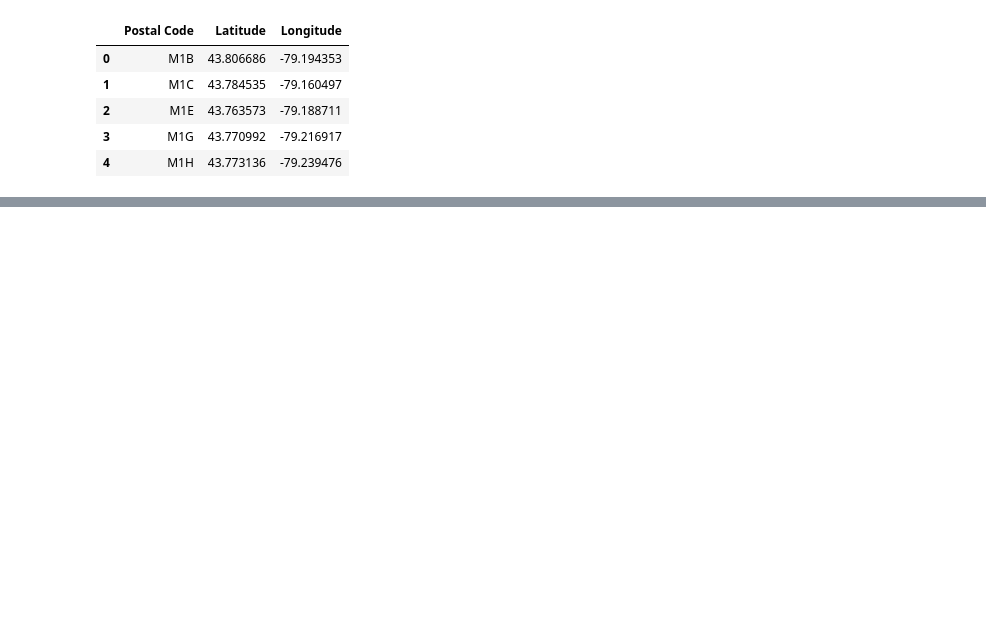
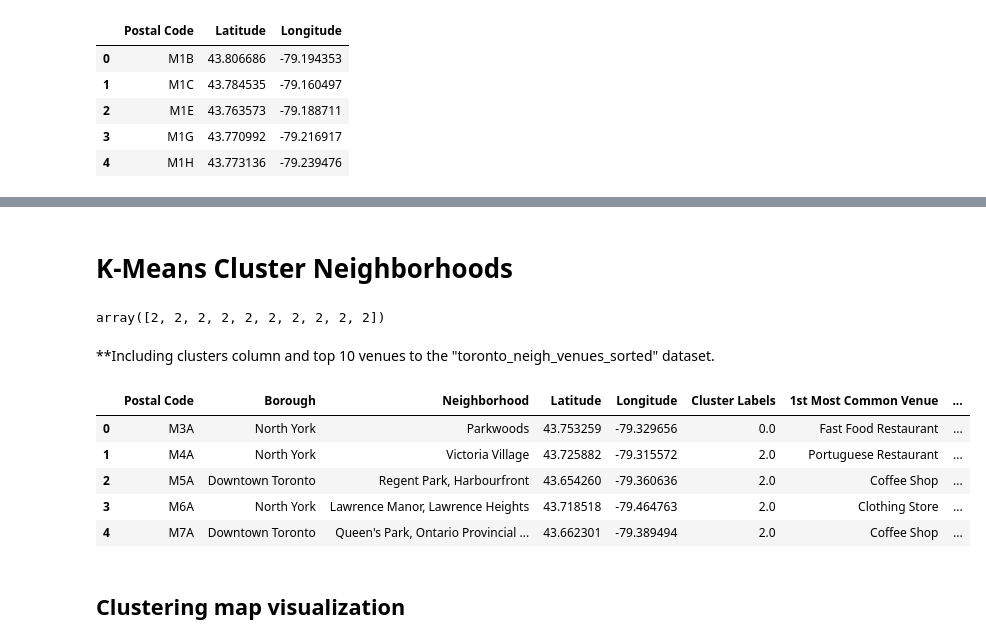
Before and after one commit to felipedmnq/Coursera_Capstone, a Jupyter notebook: Notebooks/DS_Capstone_IBM_week03_neighborhoods_in_Toronto..ipynb, the cells around one changed output, grey strips where cells are left out. Cells and saved outputs as stored; diff of their text form; code cells hidden in the pictures; blank space fills up the shorter version.

```diff
--- a/Notebooks/DS_Capstone_IBM_week03_neighborhoods_in_Toronto..ipynb
+++ b/Notebooks/DS_Capstone_IBM_week03_neighborhoods_in_Toronto..ipynb
@@ -140,0 +356,21 @@ df.head()
+# %%
+top_venues = 10
+
+indicators = ['st', 'nd', 'rd']
+
+# create columns according to number of top venues
+columns = ['Neighborhood']
+for ind in np.arange(top_venues):
+    try:
+        columns.append(f'{ind+1}{indicators[ind]} Most Common Venue')
+    except:
+        columns.append(f'{ind+1}th Most Common Venue')
+
+# create a new dataframe
+toronto_neigh_venues_sorted = pd.DataFrame(columns=columns)
+toronto_neigh_venues_sorted['Neighborhood'] = toronto_grouped['Neighborhood']
+
+for ind in np.arange(toronto_grouped.shape[0]):
+    toronto_neigh_venues_sorted.iloc[ind, 1:] = return_most_common_venues(toronto_grouped.iloc[ind, :], top_venues)
+
+toronto_neigh_venues_sorted.head()
@@ -140,0 +384,35 @@ df.head()
+# %% [markdown]
+# K-Means Cluster Neighborhoods
+# %%
+# setting number od clusters
+k = 5
+
+# Drop "Neighborhood" column.
+toronto_grouped_kmeans = toronto_grouped.drop('Neighborhood', 1)
+
+# K-means clustering
+km = KMeans(n_clusters = k, random_state = 0).fit(toronto_grouped_kmeans)
+km.labels_[0:10]
+# %% [output]
+array([2, 2, 2, 2, 2, 2, 2, 2, 2, 2])
+# %% [markdown]
+**Including clusters column and top 10 venues to the "toronto_neigh_venues_sorted" dataset.
+# %%
+# add clustering labels
+toronto_neigh_venues_sorted.insert(0, 'Cluster Labels', km.labels_)
+
+toronto_merged = df_toronto
+
+# merge toronto_grouped with df_toronto to add latitude/longitude for each neighborhood
+toronto_merged = toronto_merged.join(toronto_neigh_venues_sorted.set_index('Neighborhood'), on='Neighborhood')
+
+toronto_merged.head()
+# %% [output]
+|  | Postal Code | Borough | Neighborhood | Latitude | Longitude | Cluster Labels | 1st Most Common Venue | ... |
+| 0 | M3A | North York | Parkwoods | 43.753259 | -79.329656 | 0.0 | Fast Food Restaurant | ... |
+| 1 | M4A | North York | Victoria Village | 43.725882 | -79.315572 | 2.0 | Portuguese Restaurant | ... |
+| 2 | M5A | Downtown Toronto | Regent Park, Harbourfront | 43.654260 | -79.360636 | 2.0 | Coffee Shop | ... |
+| 3 | M6A | North York | Lawrence Manor, Lawrence Heights | 43.718518 | -79.464763 | 2.0 | Clothing Store | ... |
+| 4 | M7A | Downtown Toronto | Queen's Park, Ontario Provincial ... | 43.662301 | -79.389494 | 2.0 | Coffee Shop | ... |
+# %% [markdown]
+## Clustering map visualization
```
Also changed, not shown: parts of 25 cells of this notebook.
